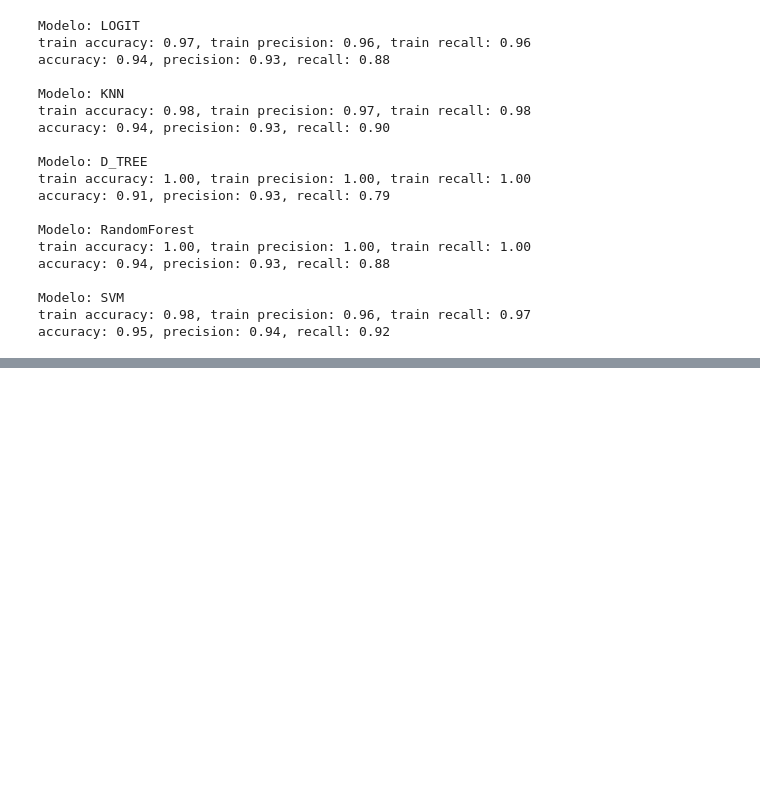
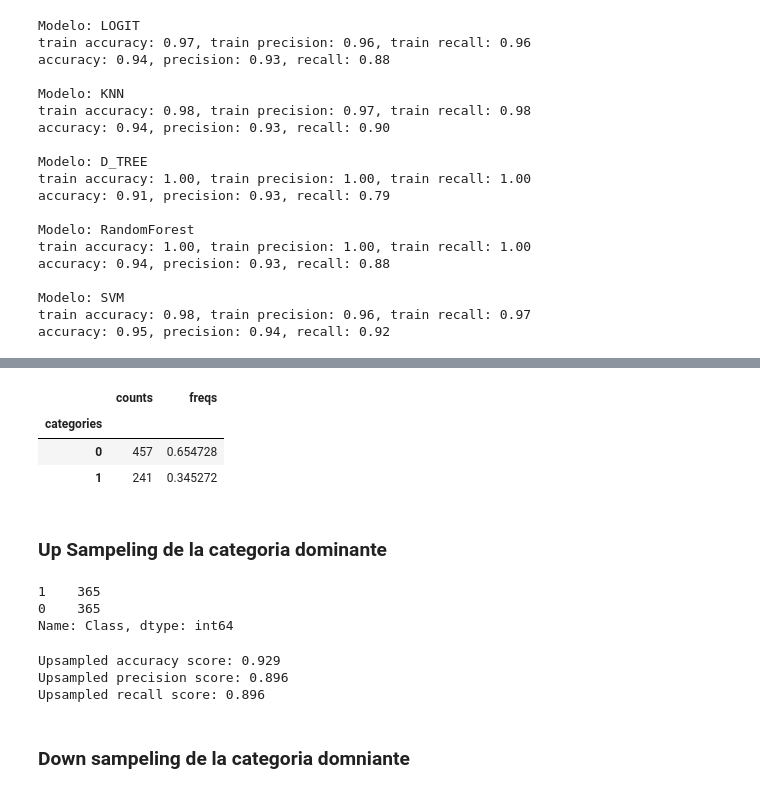
Before and after one commit to saguerraty/Aux-IN6531-, a Jupyter notebook: Aux Clasification/aux_5.ipynb, the cells around one changed output, grey strips where cells are left out. Cells and saved outputs as stored; diff of their text form; code cells hidden in the pictures; blank space fills up the shorter version.

```diff
--- a/Aux Clasification/aux_5.ipynb
+++ b/Aux Clasification/aux_5.ipynb
@@ -189,0 +200,9 @@ Accuracy (ACC) =
+# %%
+pd.Categorical(breast_c['Class']).describe()
+# %% [output]
+|  | counts | freqs |
+| categories |  |  |
+| 0 | 457 | 0.654728 |
+| 1 | 241 | 0.345272 |
+# %% [markdown]
+<h3> Up Sampeling de la categoria dominante </h3>
@@ -189,0 +211,36 @@ Accuracy (ACC) =
+# %%
+with_class_df = pd.concat([X_train, y_train], axis=1)
+
+mailg = with_class_df[ with_class_df.Class == 1]
+benig = with_class_df[ with_class_df.Class == 0]
+
+malig_upsampled = resample( mailg, replace=True, n_samples= len(benig) ,random_state=123)
+
+upsampled_train = pd.concat([malig_upsampled, benig], axis=0)
+
+upsampled_train.Class.value_counts()
+# %% [output]
+1    365
+0    365
+Name: Class, dtype: int64
+# %%
+X_train_up = upsampled_train.drop(columns='Class')
+y_train_up = upsampled_train.Class
+
+upsampled_mod = LogisticRegression(solver='liblinear').fit(X_train_up, y_train_up)
+
+pred_up = upsampled_mod.predict(X_test)
+
+acc_score_up = accuracy_score(y_test, y_pred= pred_up)
+preci_up = precision_score(y_test, pred_up)
+recall_up = recall_score(y_test, pred_up)
+
+print('Upsampled accuracy score: {:.3f}'.format(acc_score_up))
+print('Upsampled precision score: {:.3f}'.format(preci_up))
+print('Upsampled recall score: {:.3f}'.format(recall_up))
+# %% [output]
+Upsampled accuracy score: 0.929
+Upsampled precision score: 0.896
+Upsampled recall score: 0.896
+# %% [markdown]
+<h3> Down sampeling de la categoria domniante</h3>
```
Also changed, not shown: parts of 11 cells of this notebook.
